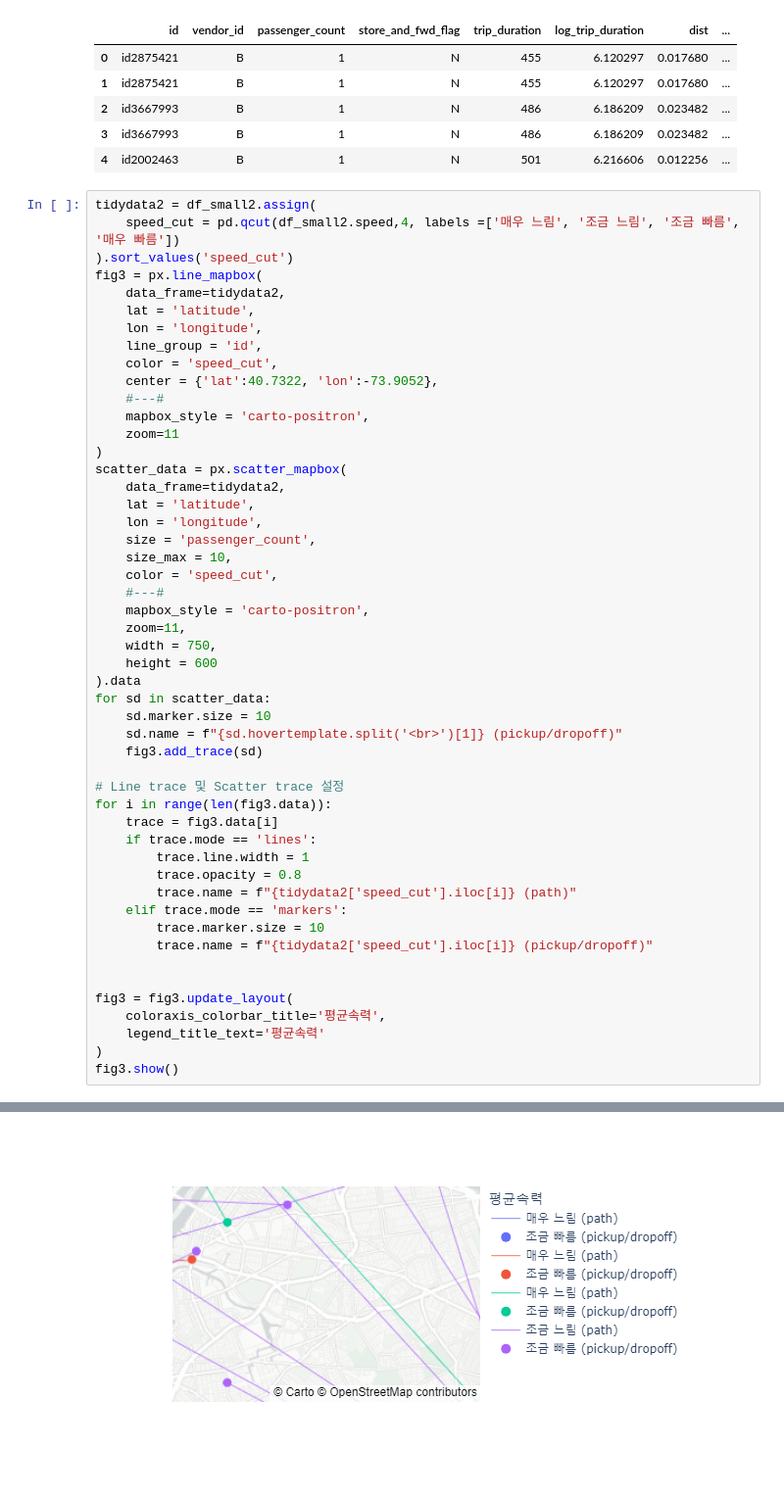
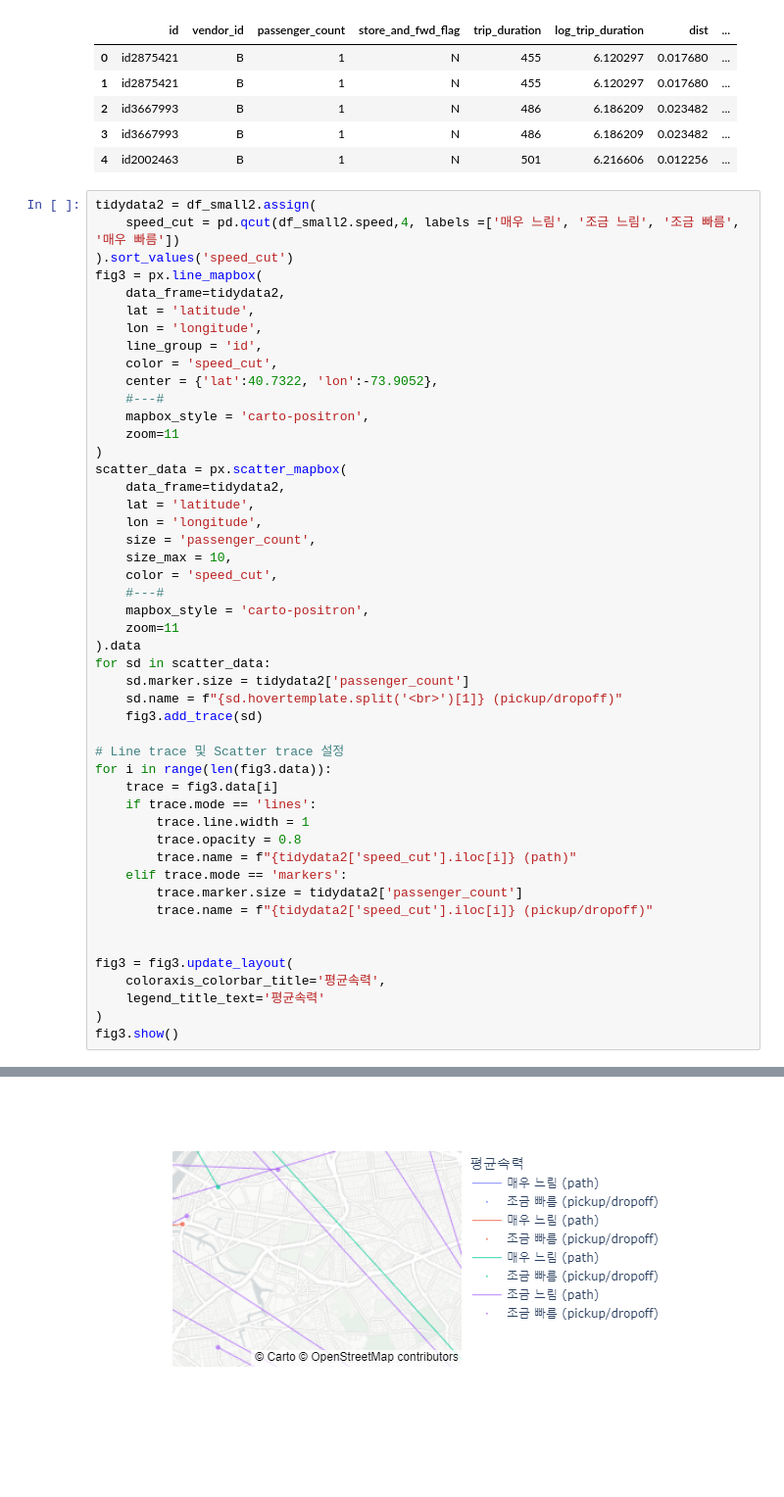
Before and after one commit to woojung23/final_term, a Jupyter notebook: finaltest.ipynb, the cells around one changed output, grey strips where cells are left out. Shown: that part at 98% size. Cells and saved outputs as stored; diff of their text form.

```diff
--- a/finaltest.ipynb
+++ b/finaltest.ipynb
@@ -138,36 +138,34 @@ scatter_data = px.scatter_mapbox(
     size_max = 10,
     color = 'speed_cut',
     #---#
     mapbox_style = 'carto-positron',
-    zoom=11,
-    width = 750,
-    height = 600
+    zoom=11
 ).data
 for sd in scatter_data:
-    sd.marker.size = 10
+    sd.marker.size = tidydata2['passenger_count']
     sd.name = f"{sd.hovertemplate.split('<br>')[1]} (pickup/dropoff)"
     fig3.add_trace(sd)
 
 # Line trace 및 Scatter trace 설정
 for i in range(len(fig3.data)):
     trace = fig3.data[i]
     if trace.mode == 'lines':
         trace.line.width = 1
         trace.opacity = 0.8
         trace.name = f"{tidydata2['speed_cut'].iloc[i]} (path)"
     elif trace.mode == 'markers':
-        trace.marker.size = 10
+        trace.marker.size = tidydata2['passenger_count']
         trace.name = f"{tidydata2['speed_cut'].iloc[i]} (pickup/dropoff)"
 
 
 fig3 = fig3.update_layout(
     coloraxis_colorbar_title='평균속력',
     legend_title_text='평균속력'
 )
 fig3.show()
 # %% [output]
 The default of observed=False is deprecated and will be changed to True in a future version of pandas. Pass observed=False to retain current behavior or observed=True to adopt the future default and s ...
 
 
 The default of observed=False is deprecated and will be changed to True in a future version of pandas. Pass observed=False to retain current behavior or observed=True to adopt the future default and s ...
-[figure, old version]
+[figure, new version]
```
Also changed, not shown: 2 other files.
